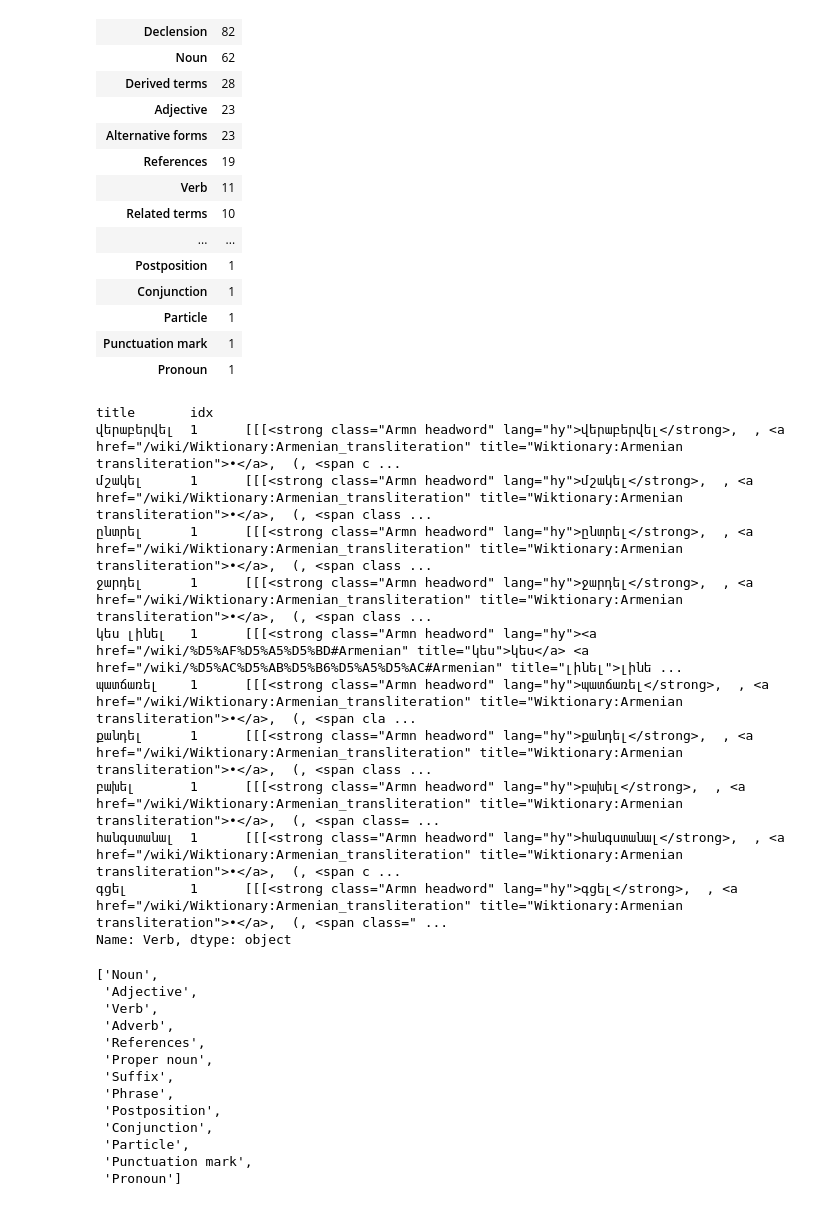
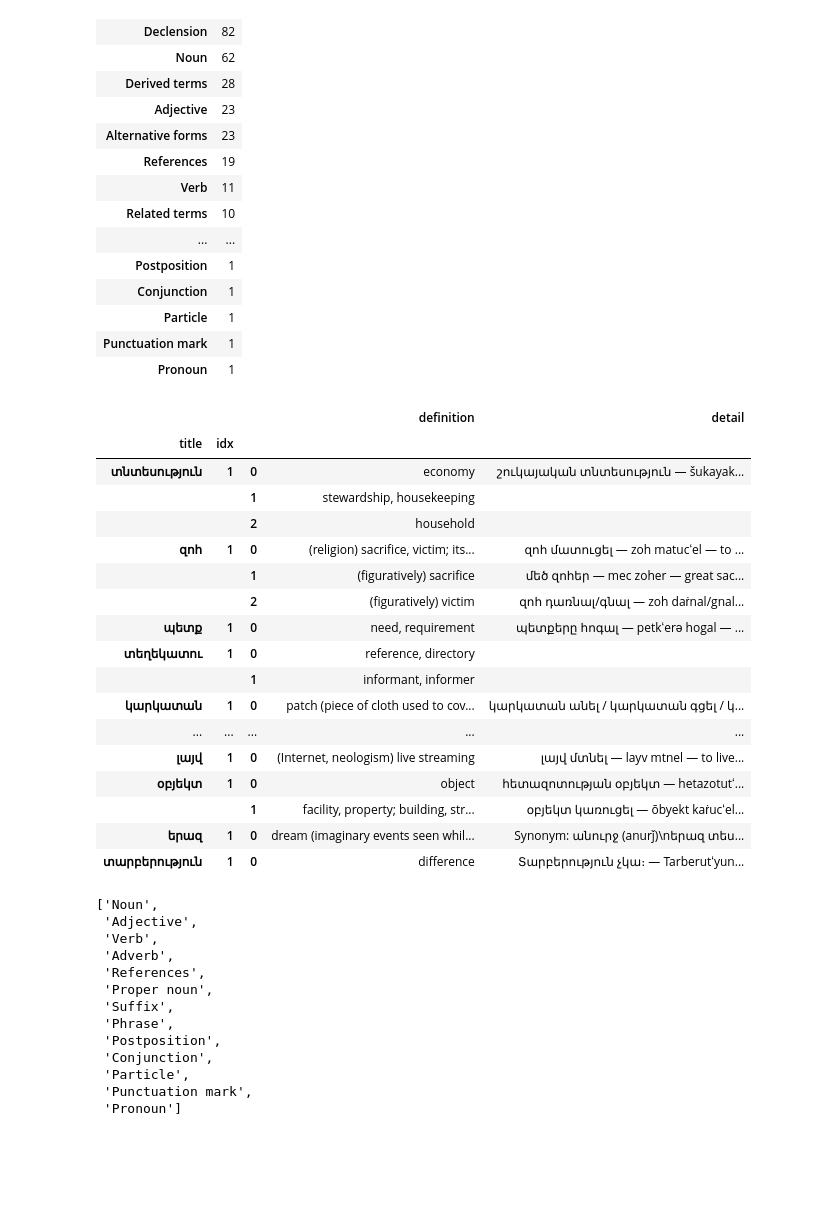
Before and after one commit to kebuhcah/viet-wiktionary-scrape, a Jupyter notebook: sandbox.ipynb, the cells around one changed output. Saved outputs shown, nothing was run; the diff lists cells and outputs as text; code cells hidden in the pictures; blank space fills up the shorter version.

Commit message:
Extract definitions with details

```diff
--- a/sandbox.ipynb
+++ b/sandbox.ipynb
@@ -200,15 +194,0 @@ def process_definition(tag):
-# %%
-results[results.Verb.notna()].Verb.sample(10).apply(process_definition)
-# %% [output]
-title       idx
-վերաբերվել  1      [[[<strong class="Armn headword" lang="hy">վերաբերվել</strong>,  , <a href="/wiki/Wiktionary:Armenian_transliteration" title="Wiktionary:Armenian transliteration">•</a>,  (, <span c ...
-մշակել      1      [[[<strong class="Armn headword" lang="hy">մշակել</strong>,  , <a href="/wiki/Wiktionary:Armenian_transliteration" title="Wiktionary:Armenian transliteration">•</a>,  (, <span class ...
-ընտրել      1      [[[<strong class="Armn headword" lang="hy">ընտրել</strong>,  , <a href="/wiki/Wiktionary:Armenian_transliteration" title="Wiktionary:Armenian transliteration">•</a>,  (, <span class ...
-ջարդել      1      [[[<strong class="Armn headword" lang="hy">ջարդել</strong>,  , <a href="/wiki/Wiktionary:Armenian_transliteration" title="Wiktionary:Armenian transliteration">•</a>,  (, <span class ...
-կես լինել   1      [[[<strong class="Armn headword" lang="hy"><a href="/wiki/%D5%AF%D5%A5%D5%BD#Armenian" title="կես">կես</a> <a href="/wiki/%D5%AC%D5%AB%D5%B6%D5%A5%D5%AC#Armenian" title="լինել">լինե ...
-պատճառել    1      [[[<strong class="Armn headword" lang="hy">պատճառել</strong>,  , <a href="/wiki/Wiktionary:Armenian_transliteration" title="Wiktionary:Armenian transliteration">•</a>,  (, <span cla ...
-քանդել      1      [[[<strong class="Armn headword" lang="hy">քանդել</strong>,  , <a href="/wiki/Wiktionary:Armenian_transliteration" title="Wiktionary:Armenian transliteration">•</a>,  (, <span class ...
-բախել       1      [[[<strong class="Armn headword" lang="hy">բախել</strong>,  , <a href="/wiki/Wiktionary:Armenian_transliteration" title="Wiktionary:Armenian transliteration">•</a>,  (, <span class= ...
-հանգստանալ  1      [[[<strong class="Armn headword" lang="hy">հանգստանալ</strong>,  , <a href="/wiki/Wiktionary:Armenian_transliteration" title="Wiktionary:Armenian transliteration">•</a>,  (, <span c ...
-գցել        1      [[[<strong class="Armn headword" lang="hy">գցել</strong>,  , <a href="/wiki/Wiktionary:Armenian_transliteration" title="Wiktionary:Armenian transliteration">•</a>,  (, <span class=" ...
-Name: Verb, dtype: object
@@ -215,3 +209,37 @@ Name: Verb, dtype: object
+# %%
+def process_definition(tag):
+    if type(tag) != bs4.Tag:
+        return tag
+    definitions = []
+    for li in tag.find('ol').find_all('li'):
+        if li.find('dl'):
+            detail_text = li.find('dl').text
+            definitions.append({'definition': li.text.replace(detail_text, '').strip(), 'detail': li.find('dl').text})
+        else:
+            definitions.append({'definition': li.text})
+    return definitions
+# %%
+pos = 'Noun'
+results[results[pos].notna()][pos].sample(10).apply(process_definition).apply(pd.Series).stack().apply(pd.Series).fillna('')
+# %% [output]
+|  |  |  | definition | detail |
+| title | idx |  |  |  |
+| տնտեսություն | 1 | 0 | economy | շուկայական տնտեսություն ― šukayak... |
+|  |  | 1 | stewardship, housekeeping |  |
+|  |  | 2 | household |  |
+| զոհ | 1 | 0 | (religion) sacrifice, victim; its... | զոհ մատուցել ― zoh matucʻel ― to ... |
+|  |  | 1 | (figuratively) sacrifice | մեծ զոհեր ― mec zoher ― great sac... |
+|  |  | 2 | (figuratively) victim | զոհ դառնալ/գնալ ― zoh daṙnal/gnal... |
+| պետք | 1 | 0 | need, requirement | պետքերը հոգալ ― petkʻerə hogal ― ... |
+| տեղեկատու | 1 | 0 | reference, directory |  |
+|  |  | 1 | informant, informer |  |
+| կարկատան | 1 | 0 | patch (piece of cloth used to cov... | կարկատան անել / կարկատան գցել / կ... |
+| ... | ... | ... | ... | ... |
+| լայվ | 1 | 0 | (Internet, neologism) live streaming | լայվ մտնել ― layv mtnel ― to live... |
+| օբյեկտ | 1 | 0 | object | հետազոտության օբյեկտ ― hetazotutʻ... |
+|  |  | 1 | facility, property; building, str... | օբյեկտ կառուցել ― ōbyekt kaṙucʻel... |
+| երազ | 1 | 0 | dream (imaginary events seen whil... | Synonym: անուրջ (anurǰ)\nերազ տես... |
+| տարբերություն | 1 | 0 | difference | Տարբերություն չկա։ ― Tarberutʻyun... |
 # %%
 def find_element(tag, element):
     if type(tag) != bs4.Tag:
```
Also changed, not shown: parts of 2 cells of this notebook.
